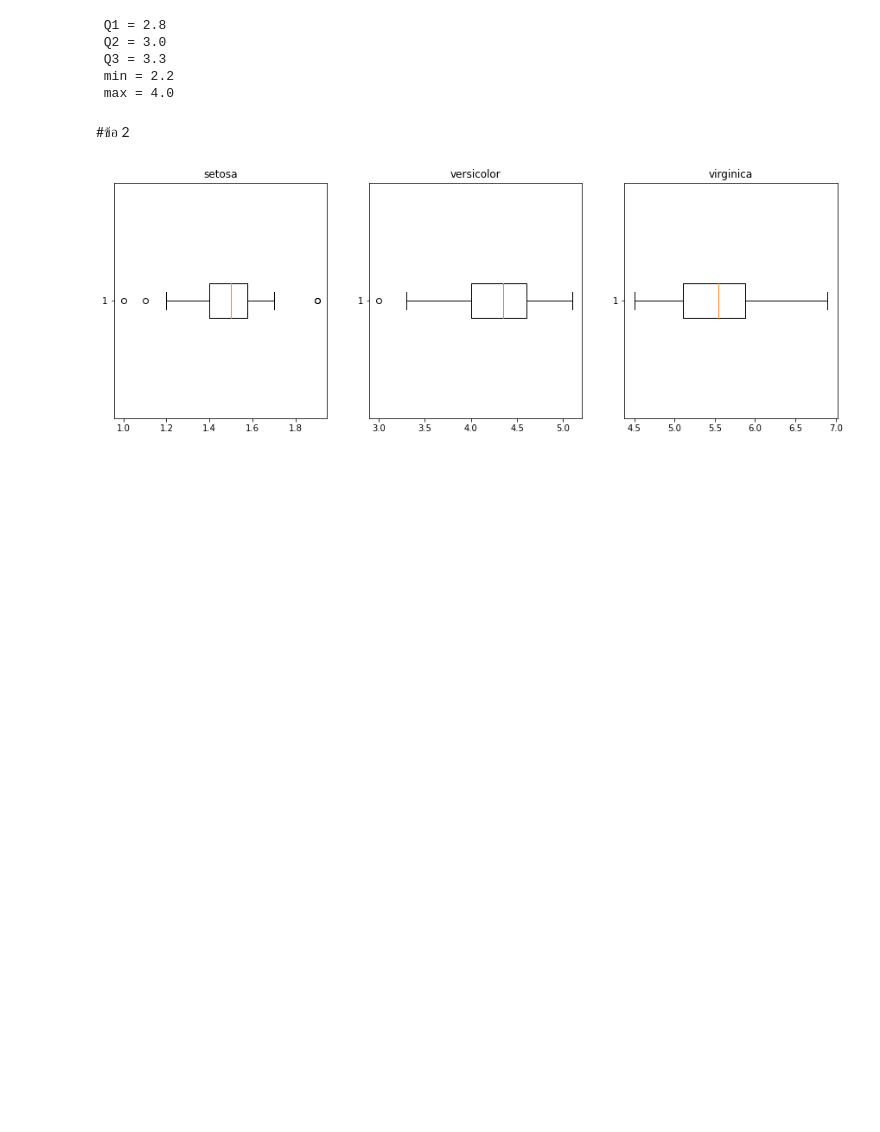
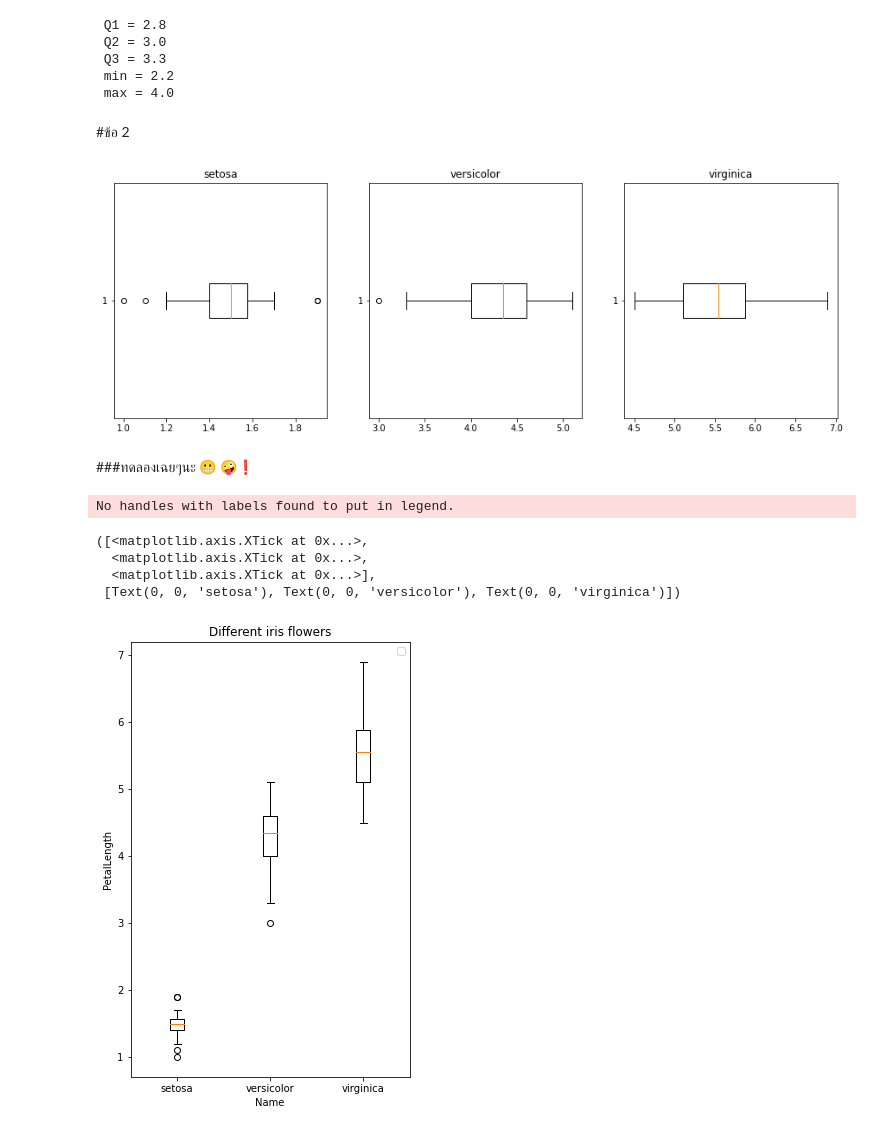
Before and after one commit to nichakornchaisuwan/data_viz_2022, a Jupyter notebook: DataViz02_Data_Distribution.ipynb, the cells around one changed output. Saved outputs shown, nothing was run; the diff lists cells and outputs as text; code cells hidden in the pictures; blank space fills up the shorter version.

```diff
--- a/DataViz02_Data_Distribution.ipynb
+++ b/DataViz02_Data_Distribution.ipynb
@@ -292,3 +292,22 @@ plt.boxplot(df['PetalLength'][100:150],vert=False); # ชนิด 3
 plt.title('virginica');
 # %% [output]
 [figure]
+# %% [markdown]
+###ทดลองเฉยๆนะ 😬  🤪❗
+# %%
+plt.figure(figsize =(10, 8)) # กว้าง = 15 และ สูง = 5
+plt.boxplot(df['PetalLength'][:50] ,positions=[1]) #setosa
+plt.boxplot(df['PetalLength'][50:100],positions=[2])#versicolor
+plt.boxplot(df['PetalLength'][100:150],positions=[3])#virginica
+plt.legend()
+plt.xlabel('Name')
+plt.ylabel('PetalLength')
+plt.title('Different iris flowers')
+plt.xticks([1, 2, 3], ['setosa', 'versicolor', 'virginica'])
+# %% [output]
+No handles with labels found to put in legend.
+([<matplotlib.axis.XTick at 0x...>,
+  <matplotlib.axis.XTick at 0x...>,
+  <matplotlib.axis.XTick at 0x...>],
+ [Text(0, 0, 'setosa'), Text(0, 0, 'versicolor'), Text(0, 0, 'virginica')])
+[figure, added]
```
Also changed, not shown: parts of 6 cells of this notebook.
